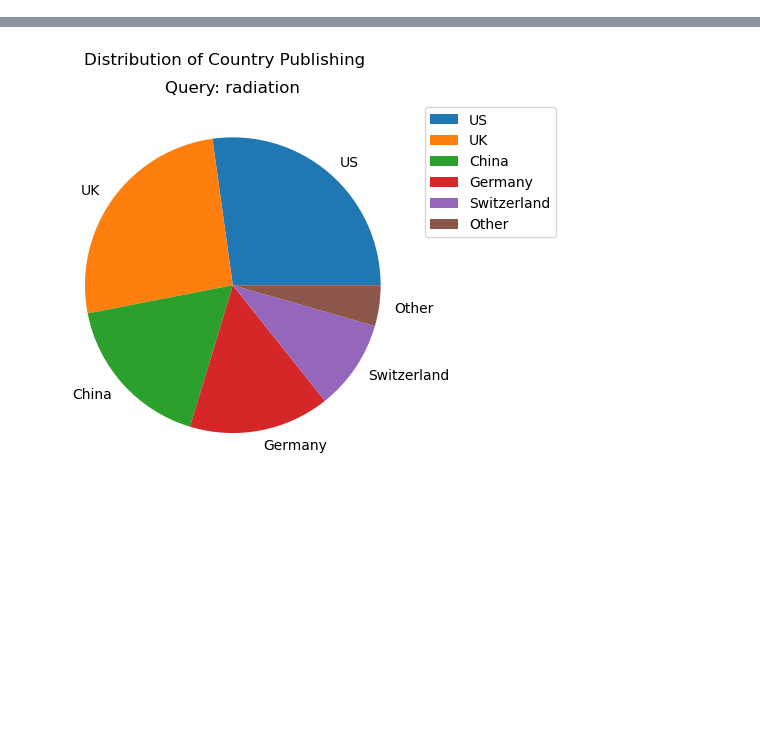
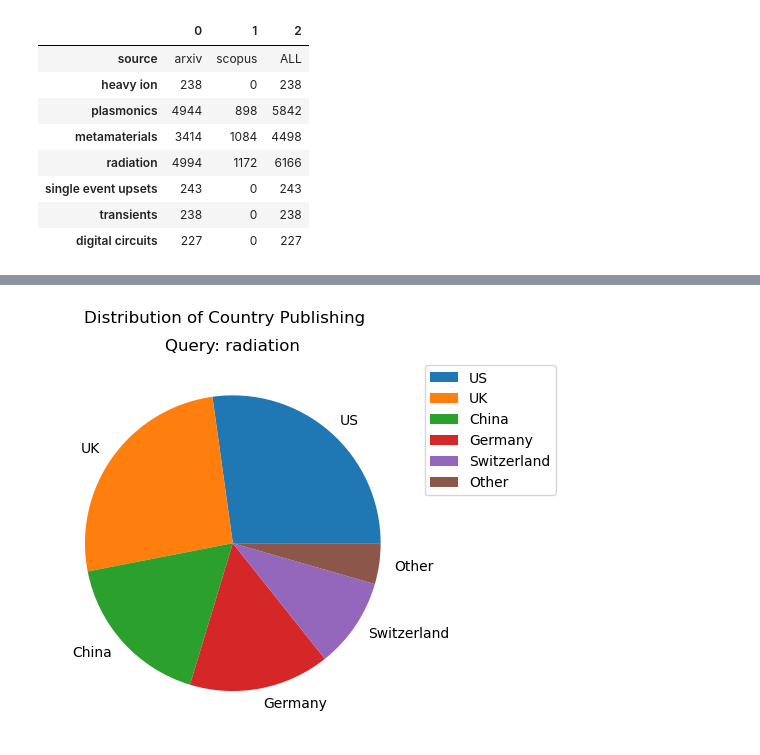
Before and after one commit to kkakdugee/x-force, a Jupyter notebook: code/Development/eda-graphing.ipynb, the cells around one changed output, grey strips where cells are left out. Cells and saved outputs as stored; diff of their text form; code cells hidden in the pictures; blank space fills up the shorter version.

```diff
--- a/code/Development/eda-graphing.ipynb
+++ b/code/Development/eda-graphing.ipynb
@@ -100,0 +178,12 @@ big_values = [[big_counts[i][j] for i in range(len(big_data))] for j in range(le
+# %%
+test_df.T
+# %% [output]
+|  | 0 | 1 | 2 |
+| source | arxiv | scopus | ALL |
+| heavy ion | 238 | 0 | 238 |
+| plasmonics | 4944 | 898 | 5842 |
+| metamaterials | 3414 | 1084 | 4498 |
+| radiation | 4994 | 1172 | 6166 |
+| single event upsets | 243 | 0 | 243 |
+| transients | 238 | 0 | 238 |
+| digital circuits | 227 | 0 | 227 |
```
Also changed, not shown: parts of 6 cells of this notebook, 3 other files.
